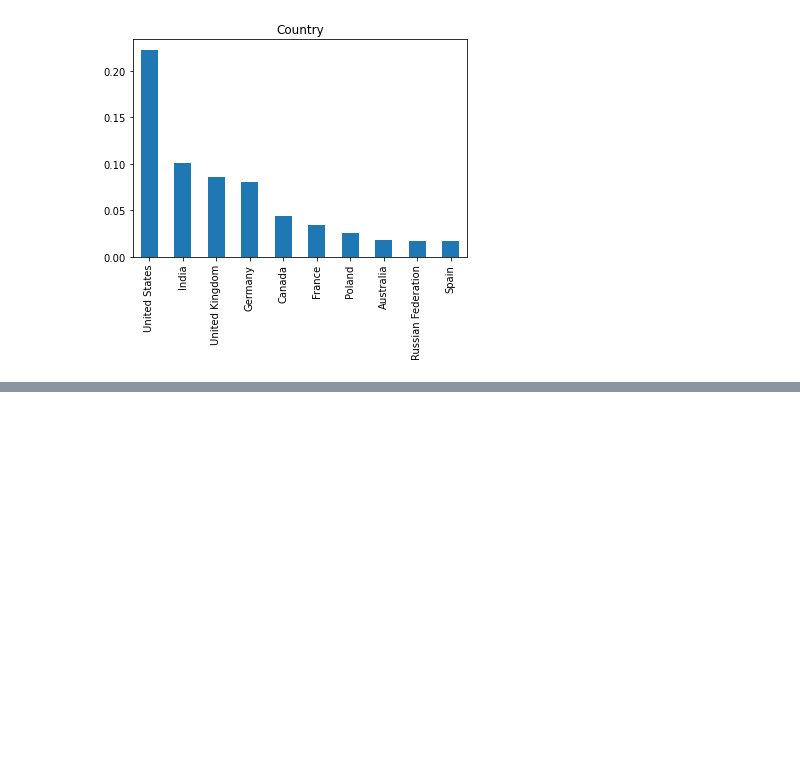
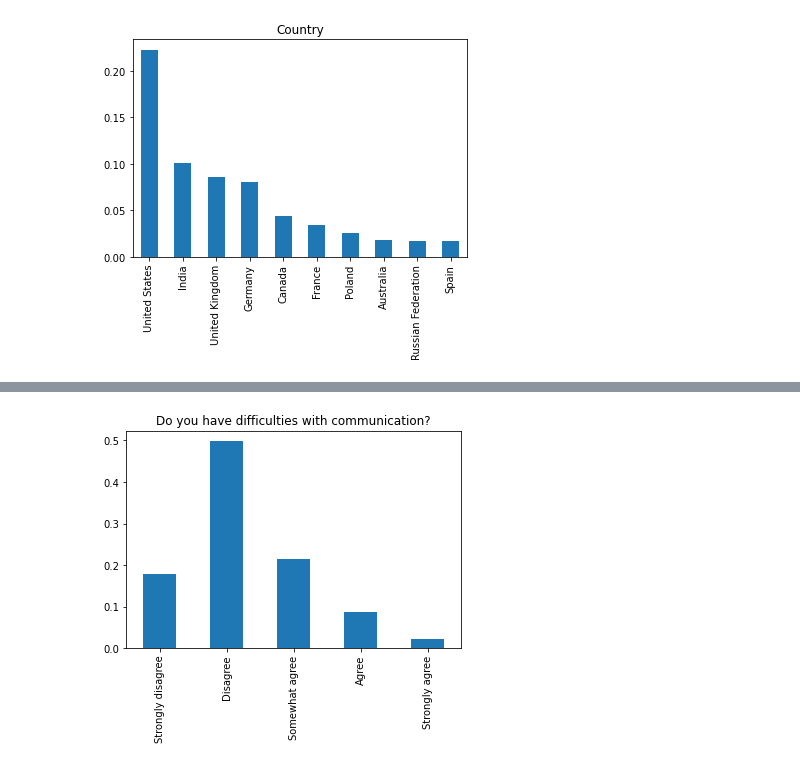
Before and after one commit to Simonabubito/Shen_stackoverflow, a Jupyter notebook: Look at the data.ipynb, the cells around one changed output, grey strips where cells are left out. Cells and saved outputs as stored; diff of their text form; code cells hidden in the pictures; blank space fills up the shorter version.

```diff
--- a/Look at the data.ipynb
+++ b/Look at the data.ipynb
@@ -80,0 +136,7 @@ country_vals = df.Country.value_counts()
+# %%
+DiffComm = df.DifficultCommunication.value_counts()
+new_index = ['Strongly disagree', 'Disagree', 'Somewhat agree', 'Agree', 'Strongly agree']
+DiffComm = DiffComm.reindex(index = new_index)
+(DiffComm / np.sum(DiffComm)).plot(kind = 'bar', title = 'Do you have difficulties with communication?');
+# %% [output]
+[figure, added]
```
Also changed, not shown: parts of 18 cells of this notebook.
